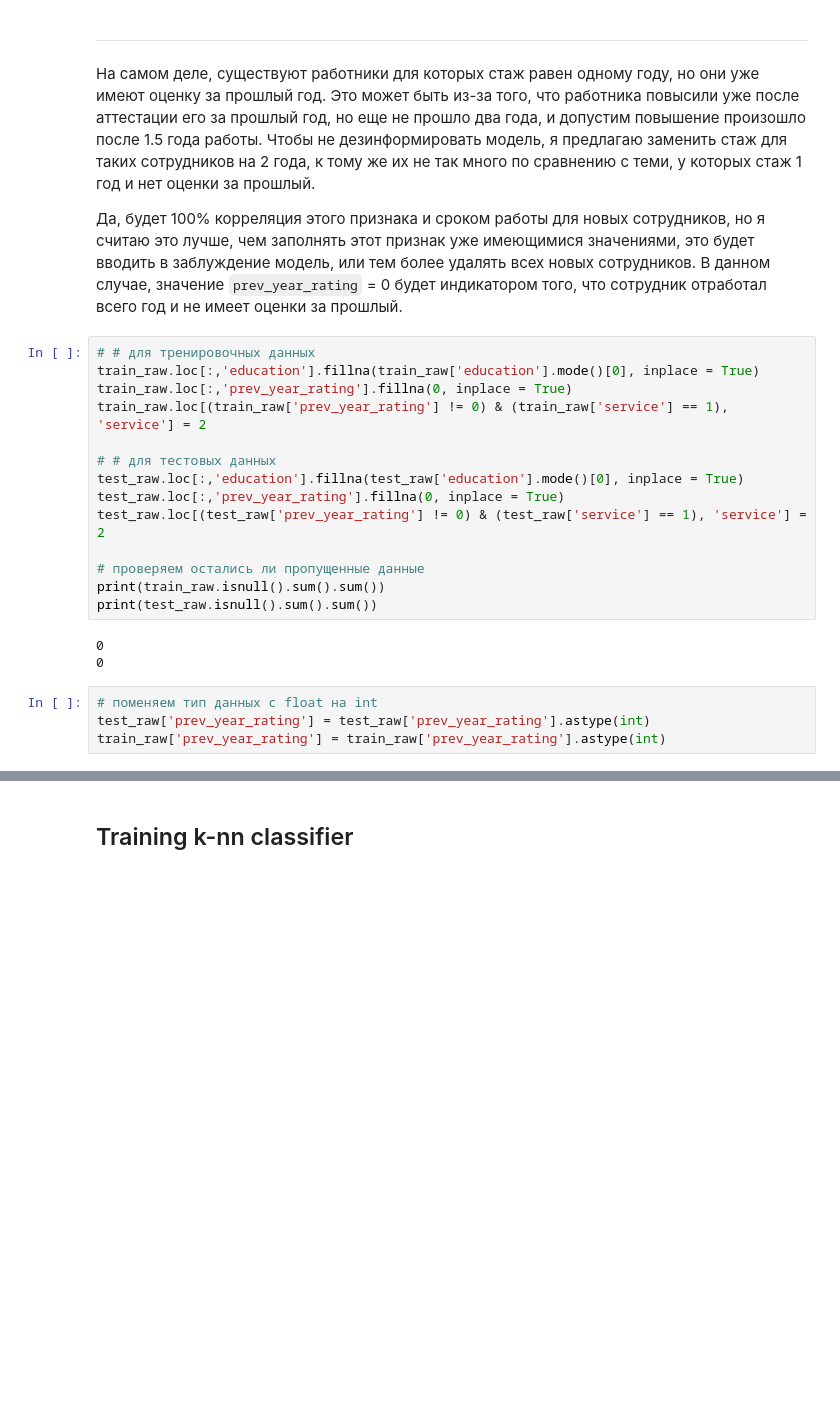
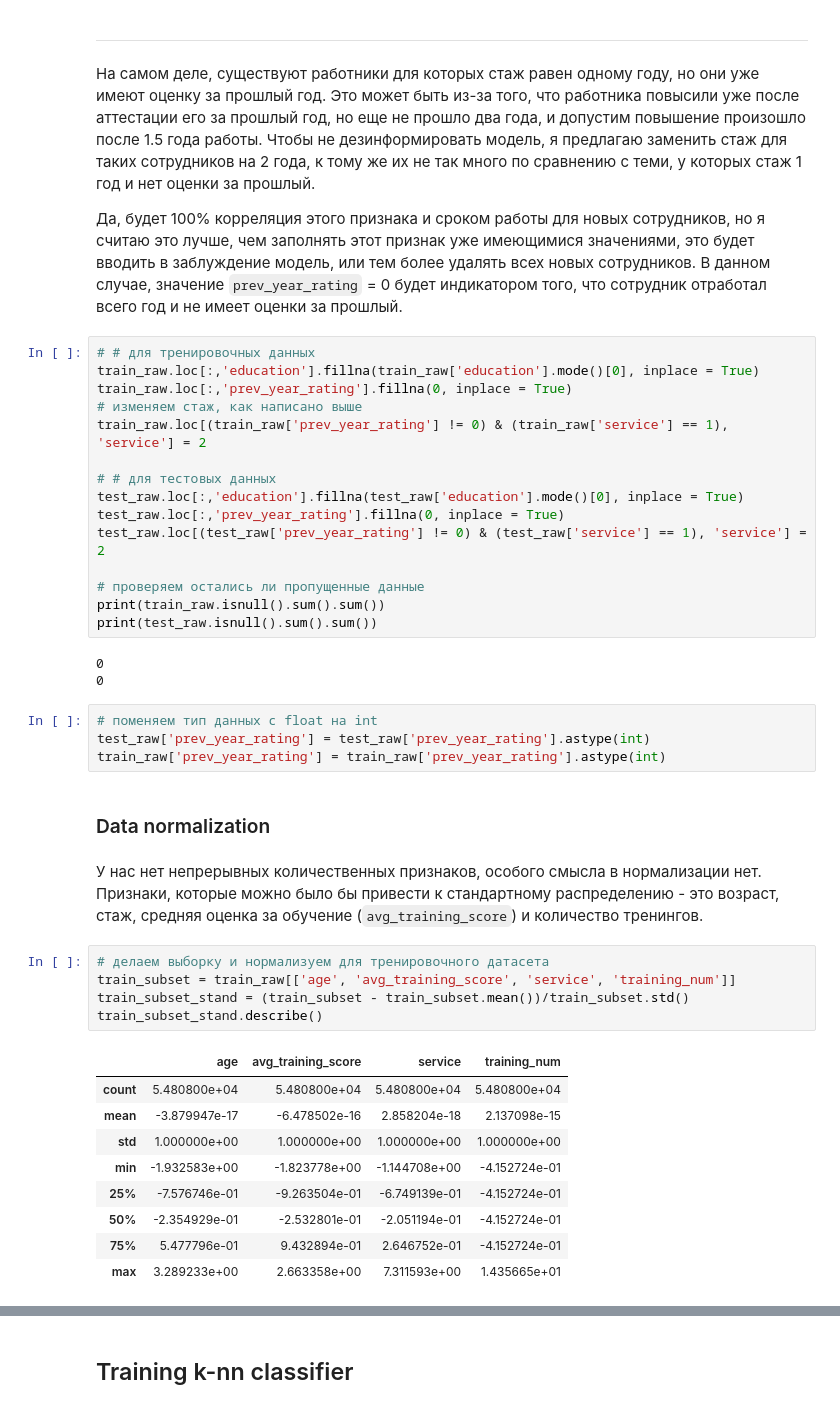
Before and after one commit to kirillProkofiev/ML_homework, a Jupyter notebook: HR_analysis.ipynb, the cells around one changed output, grey strips where cells are left out. Saved outputs shown, nothing was run; the diff lists cells and outputs as text; blank space fills up the shorter version.

```diff
--- a/HR_analysis.ipynb
+++ b/HR_analysis.ipynb
@@ -420,6 +423,7 @@ ___
 # # для тренировочных данных
 train_raw.loc[:,'education'].fillna(train_raw['education'].mode()[0], inplace = True)
 train_raw.loc[:,'prev_year_rating'].fillna(0, inplace = True)
+# изменяем стаж, как написано выше
 train_raw.loc[(train_raw['prev_year_rating'] != 0) & (train_raw['service'] == 1), 'service'] = 2
 
 # # для тестовых данных
@@ -437,3 +441,22 @@ print(test_raw.isnull().sum().sum())
 # поменяем тип данных с float на int
 test_raw['prev_year_rating'] = test_raw['prev_year_rating'].astype(int)
 train_raw['prev_year_rating'] = train_raw['prev_year_rating'].astype(int)
+# %% [markdown]
+### Data normalization
+# %% [markdown]
+У нас нет непрерывных количественных признаков, особого смысла в нормализации нет. Признаки, которые можно было бы привести к стандартному распределению - это возраст, стаж, средняя оценка за обучение (`avg_training_score`) и количество тренингов.
+# %%
+# делаем выборку и нормализуем для тренировочного датасета
+train_subset = train_raw[['age', 'avg_training_score', 'service', 'training_num']]
+train_subset_stand = (train_subset - train_subset.mean())/train_subset.std()
+train_subset_stand.describe()
+# %% [output]
+|  | age | avg_training_score | service | training_num |
+| count | 5.480800e+04 | 5.480800e+04 | 5.480800e+04 | 5.480800e+04 |
+| mean | -3.879947e-17 | -6.478502e-16 | 2.858204e-18 | 2.137098e-15 |
+| std | 1.000000e+00 | 1.000000e+00 | 1.000000e+00 | 1.000000e+00 |
+| min | -1.932583e+00 | -1.823778e+00 | -1.144708e+00 | -4.152724e-01 |
+| 25% | -7.576746e-01 | -9.263504e-01 | -6.749139e-01 | -4.152724e-01 |
+| 50% | -2.354929e-01 | -2.532801e-01 | -2.051194e-01 | -4.152724e-01 |
+| 75% | 5.477796e-01 | 9.432894e-01 | 2.646752e-01 | -4.152724e-01 |
+| max | 3.289233e+00 | 2.663358e+00 | 7.311593e+00 | 1.435665e+01 |
```
Also changed, not shown: parts of 14 cells of this notebook, 1 other file.
